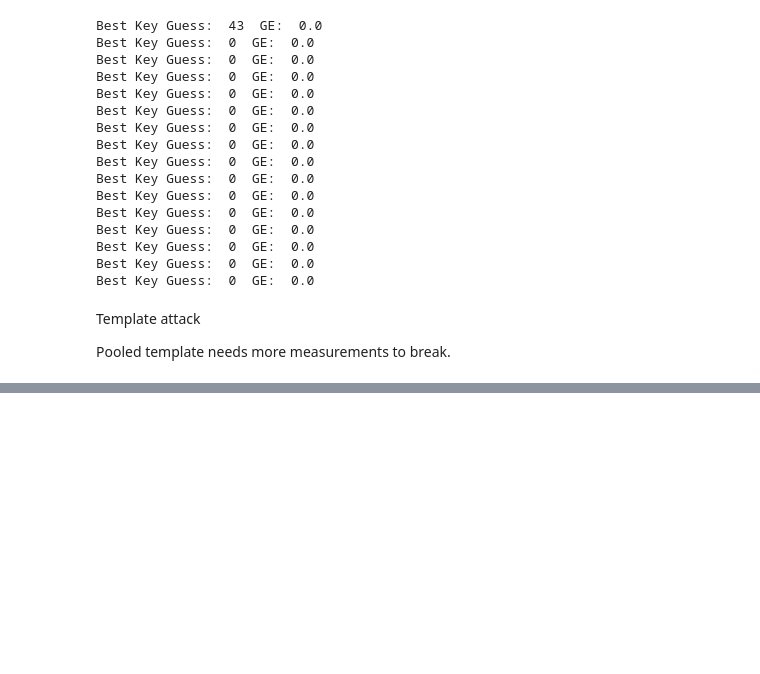
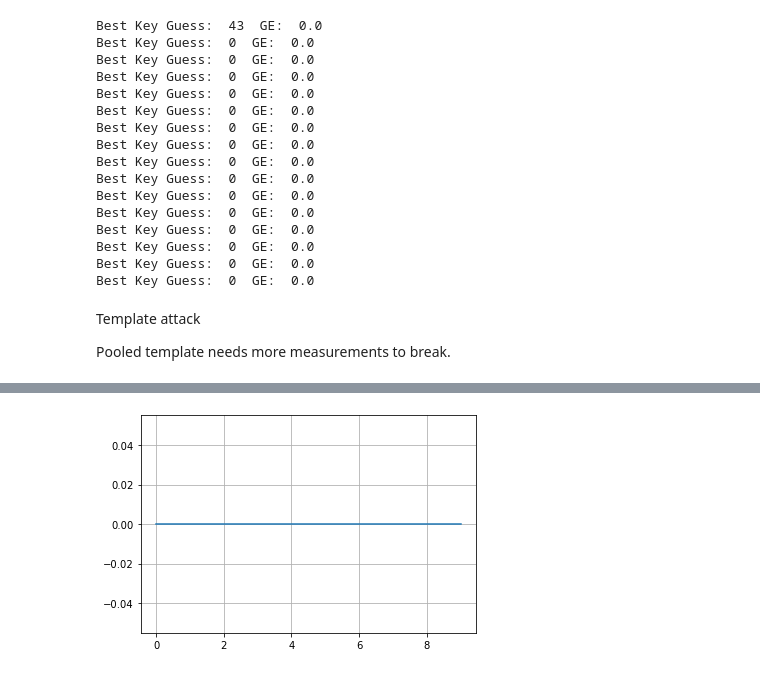
Before and after one commit to aalkaswan/Systems_Security, a Jupyter notebook: Lab_3_sca/lab3.ipynb, the cells around one changed output, grey strips where cells are left out. Drawn from its saved outputs; the diff is of its cells as text; code cells hidden in the pictures; blank space fills up the shorter version.

Commit message:
added ml attack

```diff
--- a/Lab_3_sca/lab3.ipynb
+++ b/Lab_3_sca/lab3.ipynb
@@ -231,0 +240,97 @@ FileNotFoundError: [Errno 2] No such file or directory: 'D:\\chipwhisperer_data\
+# %%
+# -*- coding: utf-8 -*-
+"""
+Created on Wed Mar  4 02:08:22 2020
+
+@author: stjepan
+"""
+
+
+import numpy as np #required for general computations
+from sklearn import preprocessing #for importing pre-processing techniques
+from sklearn.feature_selection import chi2, SelectKBest #for feature selection
+import matplotlib.pyplot as plt #for plotting the graphs
+from sklearn.model_selection import GridSearchCV #for grid search and cross validation
+
+#AES s-box
+sbox=(
+    0x63,0x7c,0x77,0x7b,0xf2,0x6b,0x6f,0xc5,0x30,0x01,0x67,0x2b,0xfe,0xd7,0xab,0x76,
+    0xca,0x82,0xc9,0x7d,0xfa,0x59,0x47,0xf0,0xad,0xd4,0xa2,0xaf,0x9c,0xa4,0x72,0xc0,
+    0xb7,0xfd,0x93,0x26,0x36,0x3f,0xf7,0xcc,0x34,0xa5,0xe5,0xf1,0x71,0xd8,0x31,0x15,
+    0x04,0xc7,0x23,0xc3,0x18,0x96,0x05,0x9a,0x07,0x12,0x80,0xe2,0xeb,0x27,0xb2,0x75,
+    0x09,0x83,0x2c,0x1a,0x1b,0x6e,0x5a,0xa0,0x52,0x3b,0xd6,0xb3,0x29,0xe3,0x2f,0x84,
+    0x53,0xd1,0x00,0xed,0x20,0xfc,0xb1,0x5b,0x6a,0xcb,0xbe,0x39,0x4a,0x4c,0x58,0xcf,
+    0xd0,0xef,0xaa,0xfb,0x43,0x4d,0x33,0x85,0x45,0xf9,0x02,0x7f,0x50,0x3c,0x9f,0xa8,
+    0x51,0xa3,0x40,0x8f,0x92,0x9d,0x38,0xf5,0xbc,0xb6,0xda,0x21,0x10,0xff,0xf3,0xd2,
+    0xcd,0x0c,0x13,0xec,0x5f,0x97,0x44,0x17,0xc4,0xa7,0x7e,0x3d,0x64,0x5d,0x19,0x73,
+    0x60,0x81,0x4f,0xdc,0x22,0x2a,0x90,0x88,0x46,0xee,0xb8,0x14,0xde,0x5e,0x0b,0xdb,
+    0xe0,0x32,0x3a,0x0a,0x49,0x06,0x24,0x5c,0xc2,0xd3,0xac,0x62,0x91,0x95,0xe4,0x79,
+    0xe7,0xc8,0x37,0x6d,0x8d,0xd5,0x4e,0xa9,0x6c,0x56,0xf4,0xea,0x65,0x7a,0xae,0x08,
+    0xba,0x78,0x25,0x2e,0x1c,0xa6,0xb4,0xc6,0xe8,0xdd,0x74,0x1f,0x4b,0xbd,0x8b,0x8a,
+    0x70,0x3e,0xb5,0x66,0x48,0x03,0xf6,0x0e,0x61,0x35,0x57,0xb9,0x86,0xc1,0x1d,0x9e,
+    0xe1,0xf8,0x98,0x11,0x69,0xd9,0x8e,0x94,0x9b,0x1e,0x87,0xe9,0xce,0x55,0x28,0xdf,
+    0x8c,0xa1,0x89,0x0d,0xbf,0xe6,0x42,0x68,0x41,0x99,0x2d,0x0f,0xb0,0x54,0xbb,0x16)
+
+#loading the traces, plaintext, and key from npy
+traces = np.load(r'.\chipwhisperer\traces.npy')
+pt = np.load(r'.\chipwhisperer\plain.npy')
+knownkey = np.load(r'.\chipwhisperer\key.npy')
+
+#we take first 10000 traces as 10001 is empty (thus we pre-process)
+traces = traces[0:10000]
+
+#for training, we use 5000 traces
+trainSize = 5000
+
+tracesTrain = traces[0:trainSize]
+ptTrain  = pt[0:trainSize]
+
+#for testing, we use 10 traces, always make sure that the traces for training and testing do not overlap
+tracesTest = traces[9990:10000]
+ptTest  = pt[9990:10000]
+
+#calculate S-box output
+outputSbox = [sbox[ptTrain[i][0] ^ knownkey[i][0]] for i in range(len(ptTrain))]
+
+#Pre-process step: all features are set into [0,1]. For training set, we fit and transform, while for test set, we only transform
+scaler = preprocessing.MinMaxScaler()
+tracesTrain = scaler.fit_transform(tracesTrain)
+tracesTest  = scaler.transform(tracesTest)
+
+#Feature engineering step: we use chi2 feature selection and take 50 best features. For training set, we fit and transform, while for test set, we only transform
+fs = SelectKBest(score_func=chi2, k=50)
+fs.fit(tracesTrain, outputSbox[0:trainSize])
+tracesTrain = fs.transform(tracesTrain)
+tracesTest = fs.transform(tracesTest)
+
+#Model selection and hyperparameter tuning. We use SVM and evaluate 4 hyperparameter options
+from sklearn import svm
+parameters = {'kernel':['rbf'], 'C':[0.001, 1], 'gamma':[0.001, 1]}
+SVM = svm.SVC(probability=True) #recall, we need to set probability to True if we want to use predict_proba function that we need to do key rank
+clf = GridSearchCV(SVM, parameters, cv=3, n_jobs=4, scoring='accuracy') #we conduct hyperparameter tuning and cross-validation
+clf.fit(tracesTrain, outputSbox[0:trainSize]) # train the model
+print(clf.best_estimator_) #optional: if you want to check what is the best model (if you would be using different ones)
+print(clf.best_params_) #optional: if you want to check what are the best hyperparameters from the tested ones
+print(clf.best_score_) #optional: if you want to check what is the accuracy on training set
+Y_pred_svm = clf.predict_proba(tracesTest) #model validation
+
+#next, we evaluate the key rank: how many attack traces we need before guessing the correct key
+key_rank = []
+pred = np.zeros(256)
+results = np.zeros(10)
+for i in range(len(tracesTest)): #we evaluate on test traces
+    for keyGuess in range(256): #for every possible key guess
+        value = sbox[ptTest[i][0] ^ keyGuess] #calculate the output of the S-box for that specific attack trace
+        pred[keyGuess] += np.log(Y_pred_svm[i][value]+ 1e-36) #sum the probabilities
+
+    # Calculate key rank
+    print (pred.argsort()[-15:])#to see 15 best guesses
+    res = np.argmax(np.argsort(pred)[::-1] == knownkey[0][0]) #to see on what position is the correct guess
+    print(res)
+    results[i] = res
+
+#plot the results
+plt.plot(results)
+plt.grid()
+plt.show()
+# %% [output]
@@ -231,0 +354 @@ FileNotFoundError: [Errno 2] No such file or directory: 'D:\\chipwhisperer_data\
+[figure, added]
```
Also changed, not shown: parts of 3 cells of this notebook.
